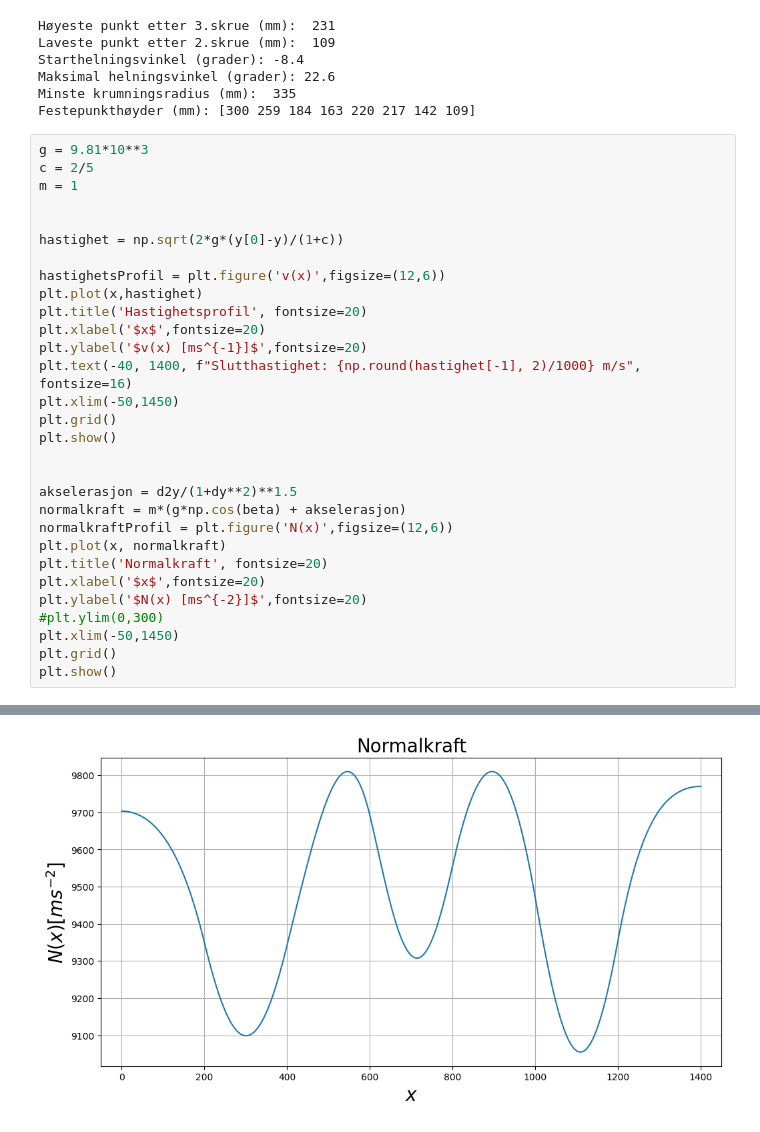
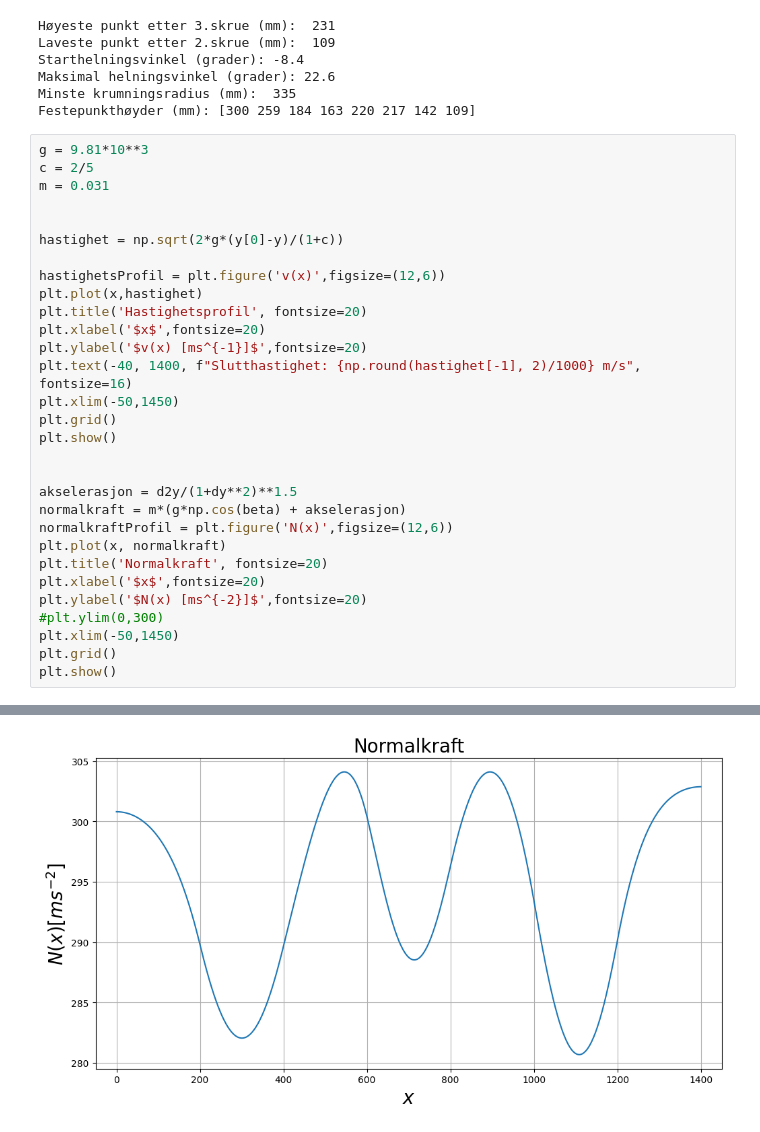
Before and after one commit to Lorangs/FysikkLab, a Jupyter notebook: baneform_V23.ipynb, the cells around one changed output, grey strips where cells are left out. Saved outputs shown, nothing was run; the diff lists cells and outputs as text.

```diff
--- a/baneform_V23.ipynb
+++ b/baneform_V23.ipynb
@@ -128,7 +128,7 @@ Festepunkthøyder (mm): [300 259 184 163 220 217 142 109]
 # %%
 g = 9.81*10**3
 c = 2/5
-m = 1
+m = 0.031
 
 
 hastighet = np.sqrt(2*g*(y[0]-y)/(1+c))
@@ -160 +160 @@ plt.show()
-[figure, old version]
+[figure, new version]
```
Also changed, not shown: parts of 1 cell of this notebook.
